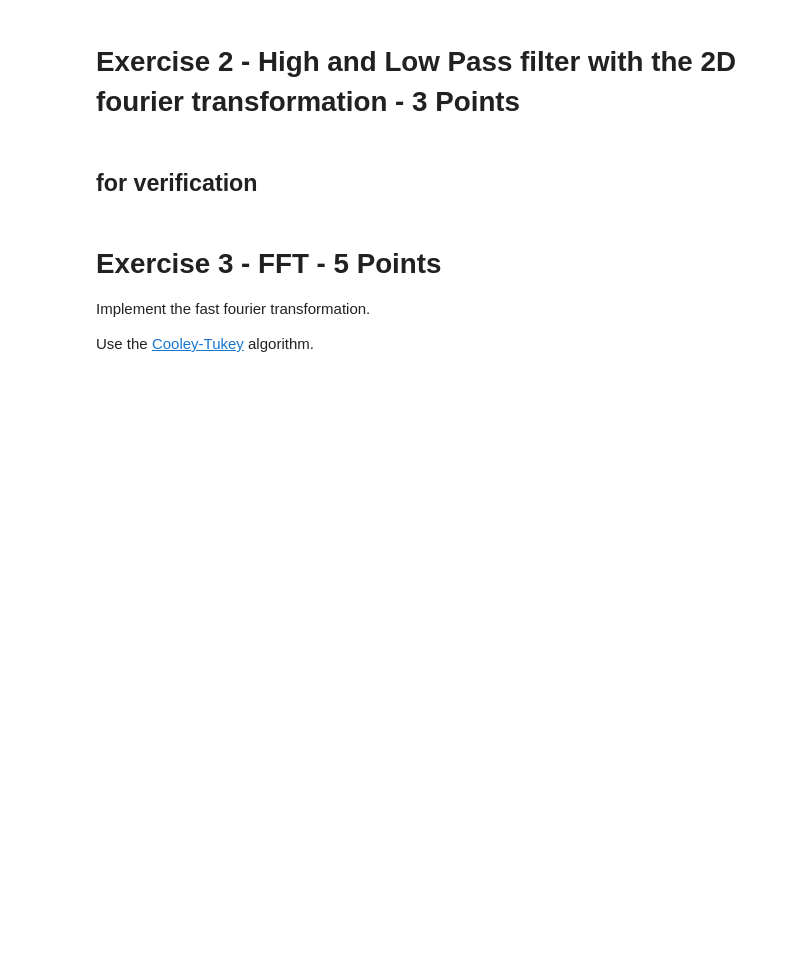
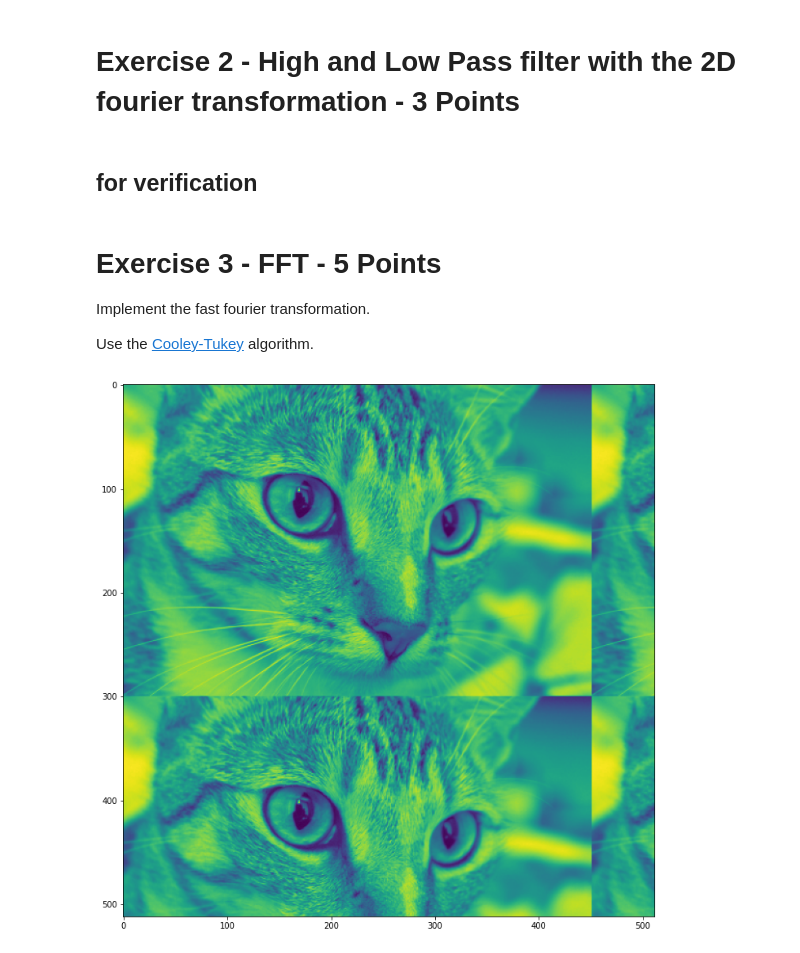
Before and after one commit to Ad96el/Bilderkennung, a Jupyter notebook: assignments/07_assignment.ipynb, the cells around one changed output. Cells and saved outputs as stored; diff of their text form; code cells hidden in the pictures; blank space fills up the shorter version.

```diff
--- a/assignments/07_assignment.ipynb
+++ b/assignments/07_assignment.ipynb
@@ -209,6 +215,17 @@ def fft_recursion(row):
 # %%
 img = rgb2gray(chelsea() / 255)
 fft_img = fft(img)
+# %%
+img_e = np.zeros((512,512))
+img_e[:img.shape[0], :img.shape[1]] = img
+img_e[:img.shape[0] , img.shape[1]:512] = img[:, :img_e.shape[1]-img.shape[1]]
+img_e[img.shape[0]:, :img.shape[1]] = img[:img_e.shape[0]-img.shape[0], :]
+img_e[img.shape[0]:512, img.shape[1]:512] = img[:img_e.shape[0]-img.shape[0], :img_e.shape[1]-img.shape[1]]
+
+plt.imshow(img_e)
+plt.show()
+# %% [output]
+[figure, added]
 # %%
 bla = numpy_ifft2(fft_img)
 # %%
```
Also changed, not shown: parts of 4 cells of this notebook.
